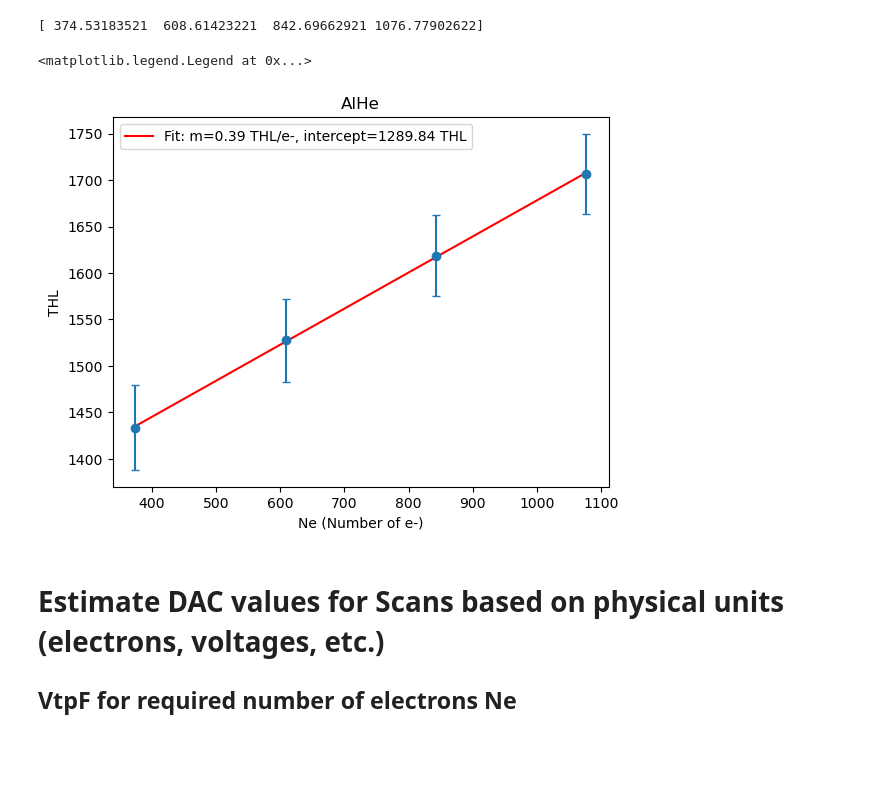
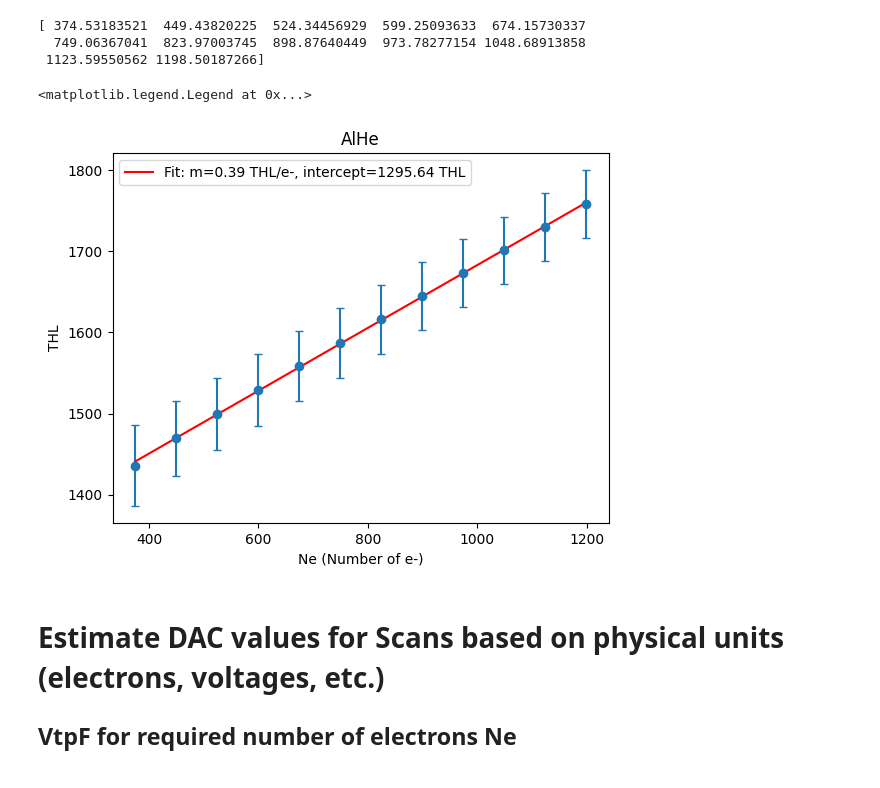
Before and after one commit to hemanth-manikantan/GridPix_2025Dec_IAPS, a Jupyter notebook: scripts/Workbook1.ipynb, the cells around one changed output. Drawn from its saved outputs; the diff is of its cells as text; code cells hidden in the pictures.

```diff
--- a/scripts/Workbook1.ipynb
+++ b/scripts/Workbook1.ipynb
@@ -10,10 +10,10 @@ from scipy.optimize import curve_fit
 def linear_mod(x, co, m):
     return co + m*x
 # %%
-th_mean = np.array([1433.75, 1527.53, 1618.50, 1706.54])
-th_er = np.array([45.54, 44.23, 43.51, 43.03])
+th_mean = np.array([1435.83, 1469.23, 1499.77, 1529.00, 1558.50, 1587.02, 1616.27, 1644.79, 1673.51, 1701.03, 1730.30, 1758.26])
+th_er = np.array([49.80, 46.56, 44.58, 43.94, 43.20, 42.68, 42.40, 42.19, 42.07, 41.87, 41.84, 42.14])
 vtpC = 100
-ntp = 4
+ntp = 12
 vtpF_step = 2.5e-3 #Step of vtpF DAC #! This is 2.5 mV as per Bonn, 0.5 mV as per our observation
 vtpF = 240 + (100//ntp)*np.arange(ntp)
 vtp = (vtpF - vtpC*2)*vtpF_step #Each VtpF DAC in mV
@@ -22,9 +22,9 @@ e = 1.602e-19 #Electron charge in Coloumb
 Ne_vtp = vtp*c/e #Number of electrons at each vtp
 print(Ne_vtp)
 
-popt,pcov = curve_fit(linear_mod, Ne_vtp, th_mean, sigma=th_er)
+poptB,pcovB = curve_fit(linear_mod, Ne_vtp, th_mean, sigma=th_er)
 plt.errorbar(Ne_vtp, th_mean, th_er, fmt='o', capsize=3)
-plt.plot(Ne_vtp, linear_mod(Ne_vtp, *popt), c='r', label='Fit: m=%.2f THL/e-, intercept=%.2f THL'%(popt[1],popt[0]))
+plt.plot(Ne_vtp, linear_mod(Ne_vtp, *poptB), c='r', label='Fit: m=%.4f THL/e-, intercept=%.2f THL'%(poptB[1],poptB[0]))
 plt.title('Bonn'); plt.xlabel('Ne (Number of e-)'); plt.ylabel('THL')
 plt.legend()
 # %% [output]
@@ -34,25 +66,28 @@ plt.legend()
 # %%
-th_mean = np.array([1433.75, 1527.53, 1618.50, 1706.54])
-th_er = np.array([45.54, 44.23, 43.51, 43.03])
+# The old data set with ntp = 4
+# th_mean = np.array([1433.75, 1527.53, 1618.50, 1706.54])
+# th_er = np.array([45.54, 44.23, 43.51, 43.03])
 vtpC = 100
-ntp = 4
+ntp = 12
 vtpF_step = 0.5e-3 #Step of vtpF DAC #! This is 2.5 mV as per Bonn, 0.5 mV as per our observation
 vtpF = 240 + (100//ntp)*np.arange(ntp)
 vtp = (vtpF - vtpC*2)*vtpF_step #Each VtpF DAC in mV
 c = 3e-15 #Test capacitance in Farads
 e = 1.602e-19 #Electron charge in Coloumb
 Ne_vtp = vtp*c/e #Number of electrons at each vtp
 print(Ne_vtp)
 
-popt,pcov = curve_fit(linear_mod, Ne_vtp, th_mean, sigma=th_er)
+poptAH,pcovAH = curve_fit(linear_mod, Ne_vtp, th_mean, sigma=th_er)
 plt.errorbar(Ne_vtp, th_mean, th_er, fmt='o', capsize=3)
-plt.plot(Ne_vtp, linear_mod(Ne_vtp, *popt), c='r', label='Fit: m=%.2f THL/e-, intercept=%.2f THL'%(popt[1],popt[0]))
+plt.plot(Ne_vtp, linear_mod(Ne_vtp, *poptAH), c='r', label='Fit: m=%.2f THL/e-, intercept=%.2f THL'%(poptAH[1],poptAH[0]))
 plt.title('AlHe'); plt.xlabel('Ne (Number of e-)'); plt.ylabel('THL')
 plt.legend()
 # %% [output]
-[ 374.53183521  608.61423221  842.69662921 1076.77902622]
+[ 374.53183521  449.43820225  524.34456929  599.25093633  674.15730337
+  749.06367041  823.97003745  898.87640449  973.78277154 1048.68913858
+ 1123.59550562 1198.50187266]
 <matplotlib.legend.Legend at 0x...>
-[figure, old version]
+[figure, new version]
 # %% [markdown]
 # Estimate DAC values for Scans based on physical units (electrons, voltages, etc.)
 ## VtpF for required number of electrons Ne
```
Also changed, not shown: parts of 8 cells of this notebook, 6 other files.
